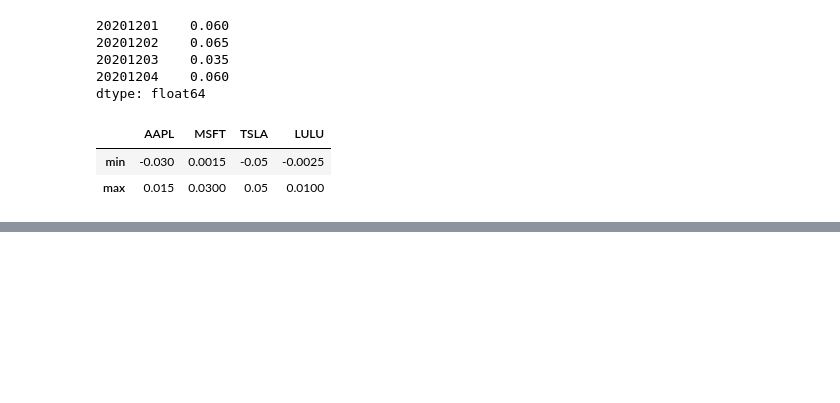
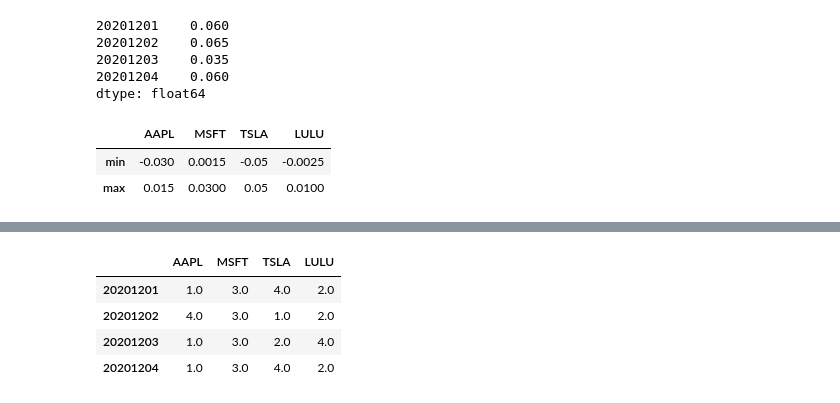
Before and after one commit to neogeoss/WallStreetQuant_Coding, a Jupyter notebook: dataframe_data_analysis.ipynb, the cells around one changed output, grey strips where cells are left out. Saved outputs shown, nothing was run; the diff lists cells and outputs as text; code cells hidden in the pictures; blank space fills up the shorter version.

```diff
--- a/dataframe_data_analysis.ipynb
+++ b/dataframe_data_analysis.ipynb
@@ -100,0 +149,8 @@ df.apply(min_and_max)
+# %%
+df.rank(axis=1)
+# %% [output]
+|  | AAPL | MSFT | TSLA | LULU |
+| 20201201 | 1.0 | 3.0 | 4.0 | 2.0 |
+| 20201202 | 4.0 | 3.0 | 1.0 | 2.0 |
+| 20201203 | 1.0 | 3.0 | 2.0 | 4.0 |
+| 20201204 | 1.0 | 3.0 | 4.0 | 2.0 |
```
Also changed, not shown: parts of 23 cells of this notebook.
